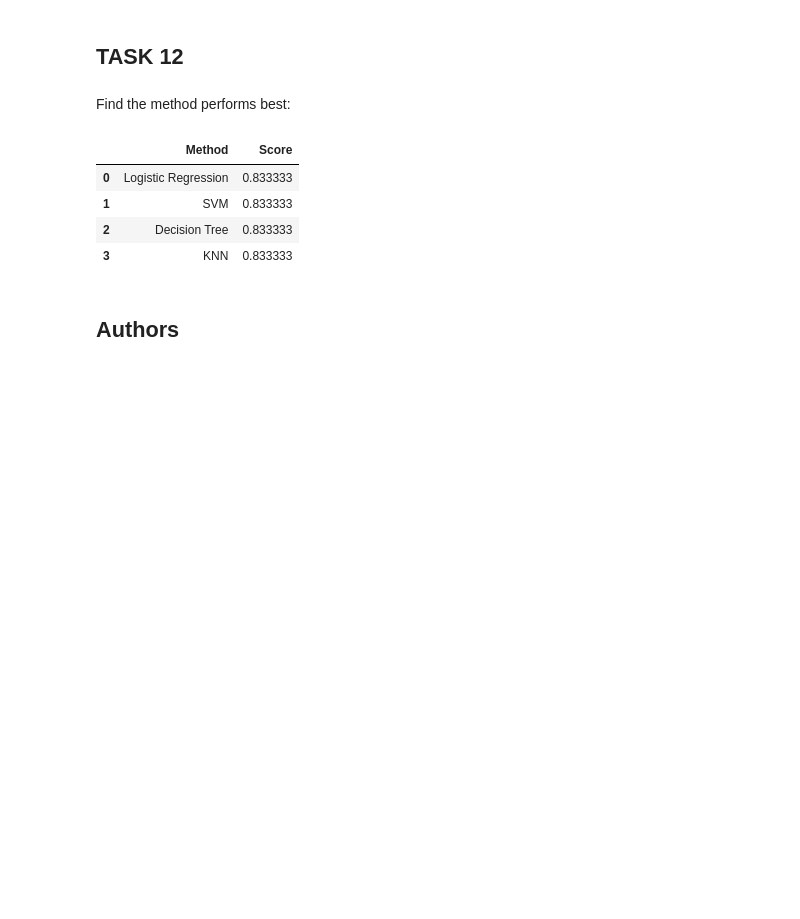
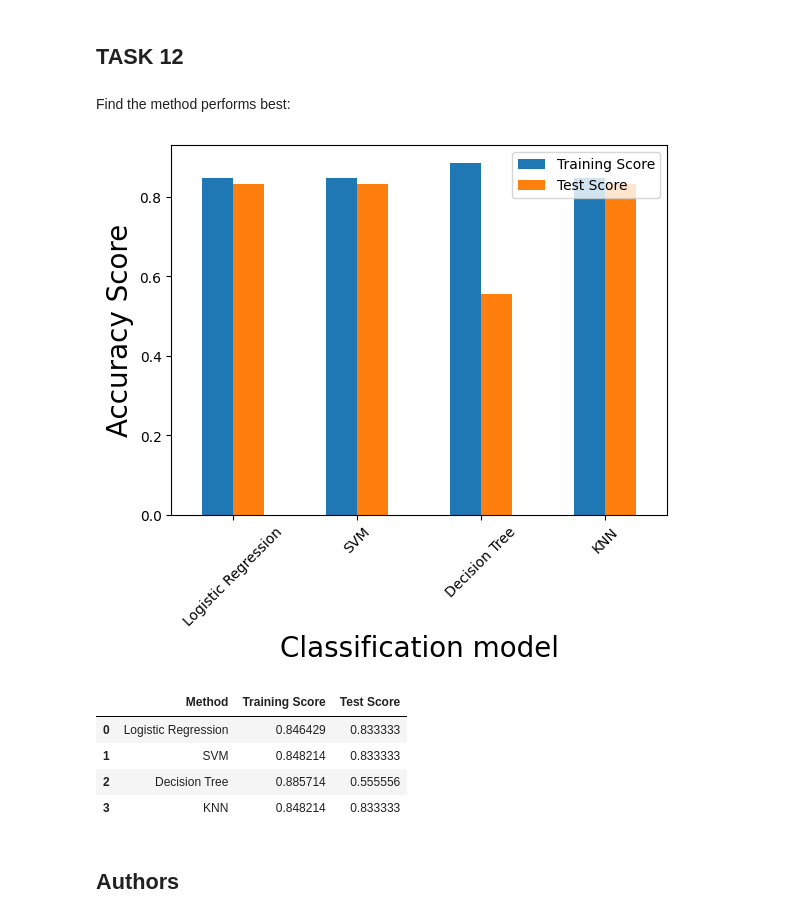
Before and after one commit to DelmonArous/Coursera, a Jupyter notebook: Course 10 - Applied Data Science Capstone/Module 4 - Predictive Analysis (Classification)/SpaceX_Machine_Learning_Prediction_Part_5.ipynb, the cells around one changed output. Cells and saved outputs as stored; diff of their text form; code cells hidden in the pictures; blank space fills up the shorter version.

```diff
--- a/Course 10 - Applied Data Science Capstone/Module 4 - Predictive Analysis (Classification)/SpaceX_Machine_Learning_Prediction_Part_5.ipynb
+++ b/Course 10 - Applied Data Science Capstone/Module 4 - Predictive Analysis (Classification)/SpaceX_Machine_Learning_Prediction_Part_5.ipynb
@@ -333,14 +333,22 @@ plot_confusion_matrix(Y_test,yhat)
 Find the method performs best:
 # %%
 Report = pd.DataFrame({'Method': ['Logistic Regression', 'SVM', 'Decision Tree', 'KNN'],
-                       'Score': [logreg_cv_score, svm_cv_score, tree_cv_score, knn_cv_score]});
+                       'Training Score': [logreg_cv.best_score_, svm_cv.best_score_, tree_cv.best_score_, knn_cv.best_score_],
+                       'Test Score': [logreg_cv_score, svm_cv_score, tree_cv_score, knn_cv_score]});
+
+ax = Report.plot(x='Method', y=['Training Score', 'Test Score'], kind='bar', rot=45)
+ax.set_xlabel('Classification model', fontsize=20)
+ax.set_ylabel('Accuracy Score', fontsize=20)
+plt.show()
+
 Report
 # %% [output]
+[figure, added]
-|  | Method | Score |
-| 0 | Logistic Regression | 0.833333 |
-| 1 | SVM | 0.833333 |
-| 2 | Decision Tree | 0.833333 |
-| 3 | KNN | 0.833333 |
+|  | Method | Training Score | Test Score |
+| 0 | Logistic Regression | 0.846429 | 0.833333 |
+| 1 | SVM | 0.848214 | 0.833333 |
+| 2 | Decision Tree | 0.885714 | 0.555556 |
+| 3 | KNN | 0.848214 | 0.833333 |
 # %% [markdown]
 ## Authors
 # %% [markdown]
```
Also changed, not shown: parts of 3 cells of this notebook.
